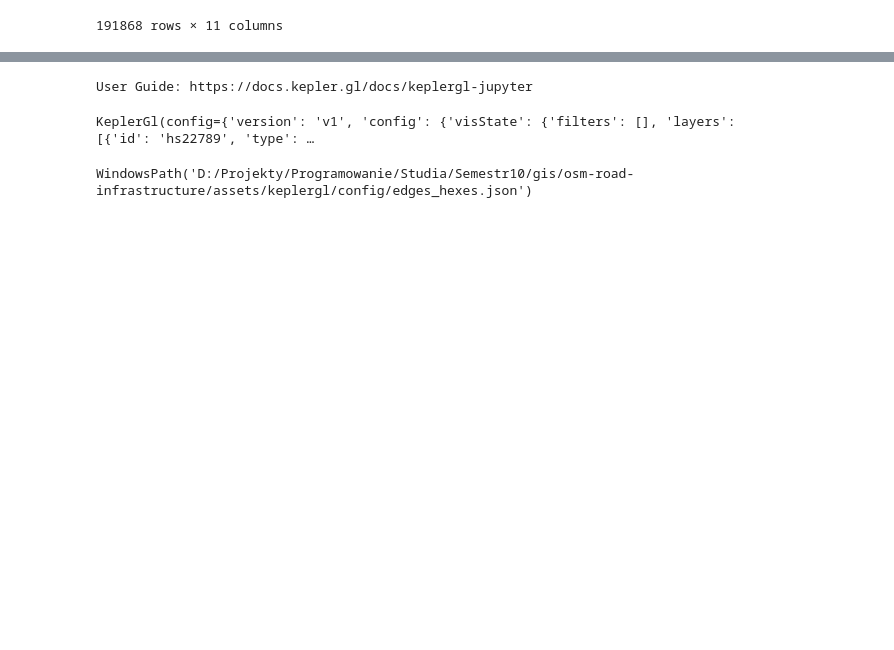
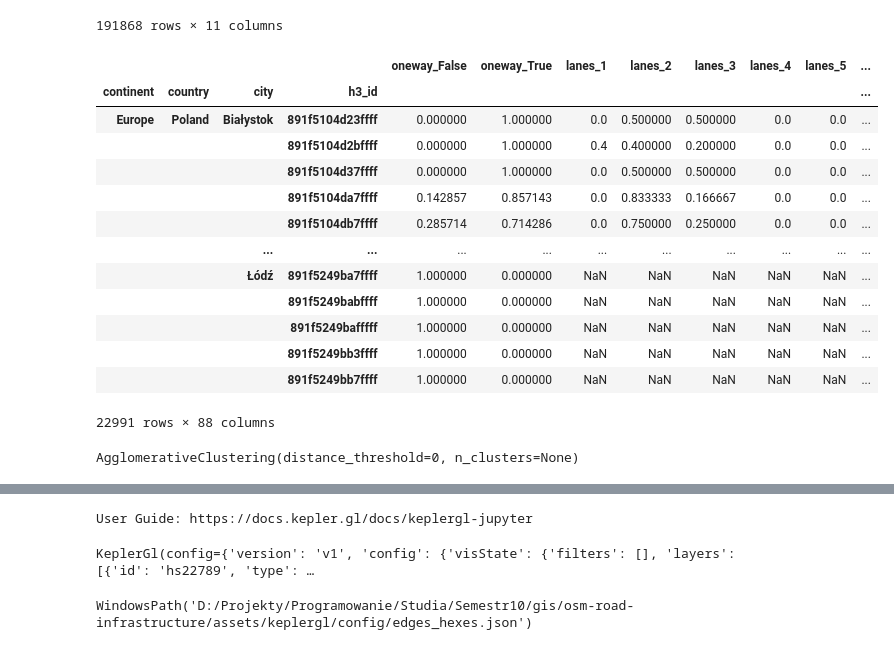
Before and after one commit to Calychas/highway2vec, a Jupyter notebook: notebooks/vis_ae.ipynb, the cells around one changed output, grey strips where cells are left out. Cells and saved outputs as stored; diff of their text form; code cells hidden in the pictures; blank space fills up the shorter version.

```diff
--- a/notebooks/vis_ae.ipynb
+++ b/notebooks/vis_ae.ipynb
@@ -40,0 +47,24 @@ input_df = pd.read_pickle(run_dir / "input.pkl.gz")
+# %%
+vc = VisualizationConfig(
+    n_clusters=None,
+    distance_threshold=0,
+    affinity="euclidean",
+    linkage="ward",
+    truncate_mode="level",
+    p=3,
+    clusters=[2, 3, 4, 5, 6, 7, 8, 9, 10, 11, 12],
+    # clusters=[2, 3, 4, 5, 6, 7, 8, 9, 10, 11, 12, 13, 14, 15, 16, 17, 18, 19, 20],
+    cities_to_plot=["Wrocław", "Bydgoszcz", "Trójmiasto", "Warszawa", "Kraków", "Poznań"],
+    # cities_to_plot=["Wrocław"],
+    countries_subsample=["Poland", "Germany"],
+    umap_n_components=2,
+    umap_n_neighbours=30,
+    umap_metric="euclidean",
+    tsne_perplexity=100,
+)
+
+vis_dir = run_dir / "vis"
+vis_dir.mkdir(parents=True, exist_ok=True)
+
+with open(vis_dir / "vis_config.json", "w") as f:
+    json.dump(dataclasses.asdict(vc), f, indent=2, quote_keys=True, trailing_commas=False)
@@ -48,3 +96,16 @@ ds.__annotations__
  'hexagons': geopandas.geodataframe.GeoDataFrame,
  'hex_agg': typing.Optional[pandas.core.frame.DataFrame],
  'hex_agg_normalized': typing.Optional[pandas.core.frame.DataFrame]}
+# %%
+countries_subsample = vc.countries_subsample
+
+z_df = z_df.loc[(slice(None), countries_subsample), :]
+z_df_scaled = z_df_scaled.loc[(slice(None), countries_subsample), :]
+z_df_scaled_cosine = z_df_scaled_cosine.loc[(slice(None), countries_subsample), :]
+z_df_edges = z_df_edges.loc[(slice(None), countries_subsample), :]
+ds.edges = ds.edges.loc[(slice(None), countries_subsample), :]
+ds.edges_feature_selected = ds.edges_feature_selected.loc[(slice(None), countries_subsample), :]
+input_df = input_df.loc[(slice(None), countries_subsample), :]
+input_df_edges = input_df_edges.loc[(slice(None), countries_subsample), :]
+input_df_mean = input_df_mean.loc[(slice(None), countries_subsample), :]
+ds.hexagons = ds.hexagons.loc[(slice(None), countries_subsample), :]
@@ -151,3 +168,25 @@ edges_fs_long
 |  |  |  | 891e2186a33ffff | LINESTRING (19.35423 51.79942, 19... | oneway_False | NaN | highway_residential | NaN | NaN | NaN | ... |
 |  |  |  | 891e2186aafffff | LINESTRING (19.35423 51.79942, 19... | oneway_False | NaN | highway_residential | NaN | NaN | NaN | ... |
 191868 rows × 11 columns
+# %%
+input_df_profile = input_df.copy()
+for f_k in feature_keys:
+        features_for_key = [x for x in input_df.columns if f_k in x]
+        input_df_profile[features_for_key] = input_df_profile[features_for_key].apply(lambda x: x / x.sum(), axis=1)
+
+input_df_profile
+# %% [output]
+|  |  |  |  | oneway_False | oneway_True | lanes_1 | lanes_2 | lanes_3 | lanes_4 | lanes_5 | ... |
+| continent | country | city | h3_id |  |  |  |  |  |  |  | ... |
+| Europe | Poland | Białystok | 891f5104d23ffff | 0.000000 | 1.000000 | 0.0 | 0.500000 | 0.500000 | 0.0 | 0.0 | ... |
+|  |  |  | 891f5104d2bffff | 0.000000 | 1.000000 | 0.4 | 0.400000 | 0.200000 | 0.0 | 0.0 | ... |
+|  |  |  | 891f5104d37ffff | 0.000000 | 1.000000 | 0.0 | 0.500000 | 0.500000 | 0.0 | 0.0 | ... |
+|  |  |  | 891f5104da7ffff | 0.142857 | 0.857143 | 0.0 | 0.833333 | 0.166667 | 0.0 | 0.0 | ... |
+|  |  |  | 891f5104db7ffff | 0.285714 | 0.714286 | 0.0 | 0.750000 | 0.250000 | 0.0 | 0.0 | ... |
+|  |  | ... | ... | ... | ... | ... | ... | ... | ... | ... | ... |
+|  |  | Łódź | 891f5249ba7ffff | 1.000000 | 0.000000 | NaN | NaN | NaN | NaN | NaN | ... |
+|  |  |  | 891f5249babffff | 1.000000 | 0.000000 | NaN | NaN | NaN | NaN | NaN | ... |
+|  |  |  | 891f5249bafffff | 1.000000 | 0.000000 | NaN | NaN | NaN | NaN | NaN | ... |
+|  |  |  | 891f5249bb3ffff | 1.000000 | 0.000000 | NaN | NaN | NaN | NaN | NaN | ... |
+|  |  |  | 891f5249bb7ffff | 1.000000 | 0.000000 | NaN | NaN | NaN | NaN | NaN | ... |
+22991 rows × 88 columns
@@ -154,3 +200,10 @@ edges_fs_long
+# %%
+ac_model = AgglomerativeClustering(n_clusters=vc.n_clusters, distance_threshold=vc.distance_threshold, affinity=vc.affinity, linkage=vc.linkage)
+ac_model.fit(z_df_scaled)
+# ac_model = AgglomerativeClustering(n_clusters=vc.n_clusters, distance_threshold=vc.distance_threshold, affinity="cosine", linkage="average")  # use with_std=False in StandardScaler
+# ac_model.fit(z_df_scaled_cosine)
+# %% [output]
+AgglomerativeClustering(distance_threshold=0, n_clusters=None)
 # %%
 dendrogram_path = vis_dir / "dendrogram.png"
 
```
Also changed, not shown: parts of 29 cells of this notebook, 13 other files.
